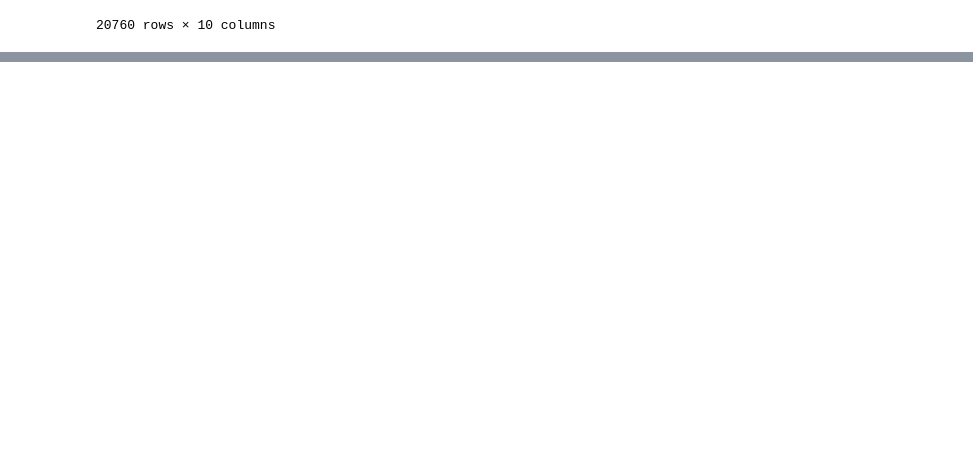
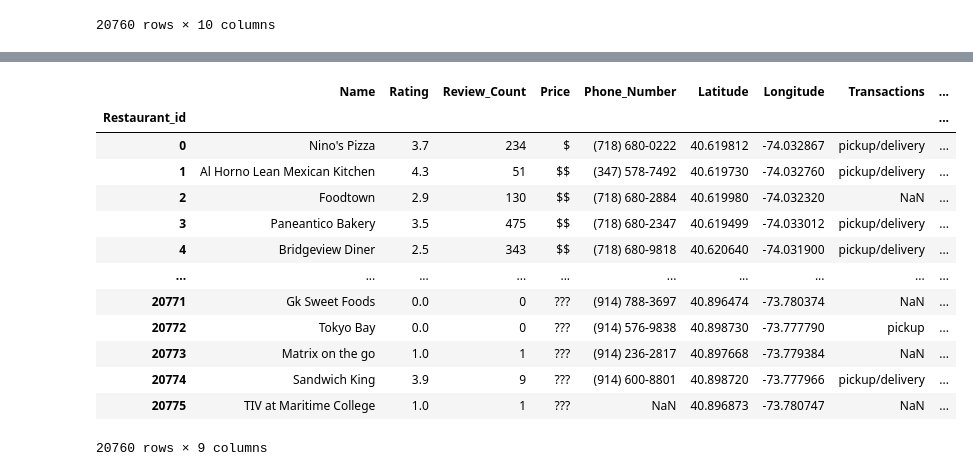
Before and after one commit to YannisPapa/Project-3, a Jupyter notebook: Project-3.ipynb, the cells around one changed output, grey strips where cells are left out. Drawn from its saved outputs; the diff is of its cells as text; code cells hidden in the pictures; blank space fills up the shorter version.

```diff
--- a/Project-3.ipynb
+++ b/Project-3.ipynb
@@ -402,0 +455,23 @@ test_json_df
+# %%
+# cleaning new CSV that has less categories in 'new categories' column
+columns_to_keep = ['Restaurant_id', 'Name','Rating','Review_Count','Price','Phone_Number','Latitude','Longitude','Transactions','New Categories']
+temp_data = new_restaurant_data_csv.reset_index()
+final_restaurant_data_csv = temp_data.loc[:, columns_to_keep]
+final_restaurant_data_csv.rename(columns={'New Categories': 'Categories'}, inplace=True)
+final_restaurant_data_csv = final_restaurant_data_csv.set_index('Restaurant_id')
+final_restaurant_data_csv
+# %% [output]
+|  | Name | Rating | Review_Count | Price | Phone_Number | Latitude | Longitude | Transactions | ... |
+| Restaurant_id |  |  |  |  |  |  |  |  | ... |
+| 0 | Nino's Pizza | 3.7 | 234 | $ | (718) 680-0222 | 40.619812 | -74.032867 | pickup/delivery | ... |
+| 1 | Al Horno Lean Mexican Kitchen | 4.3 | 51 | $$ | (347) 578-7492 | 40.619730 | -74.032760 | pickup/delivery | ... |
+| 2 | Foodtown | 2.9 | 130 | $$ | (718) 680-2884 | 40.619980 | -74.032320 | NaN | ... |
+| 3 | Paneantico Bakery | 3.5 | 475 | $$ | (718) 680-2347 | 40.619499 | -74.033012 | pickup/delivery | ... |
+| 4 | Bridgeview Diner | 2.5 | 343 | $$ | (718) 680-9818 | 40.620640 | -74.031900 | pickup/delivery | ... |
+| ... | ... | ... | ... | ... | ... | ... | ... | ... | ... |
+| 20771 | Gk Sweet Foods | 0.0 | 0 | ??? | (914) 788-3697 | 40.896474 | -73.780374 | NaN | ... |
+| 20772 | Tokyo Bay | 0.0 | 0 | ??? | (914) 576-9838 | 40.898730 | -73.777790 | pickup | ... |
+| 20773 | Matrix on the go | 1.0 | 1 | ??? | (914) 236-2817 | 40.897668 | -73.779384 | NaN | ... |
+| 20774 | Sandwich King | 3.9 | 9 | ??? | (914) 600-8801 | 40.898720 | -73.777966 | pickup/delivery | ... |
+| 20775 | TIV at Maritime College | 1.0 | 1 | ??? | NaN | 40.896873 | -73.780747 | NaN | ... |
+20760 rows × 9 columns
```
Also changed, not shown: parts of 8 cells of this notebook, 15 other files.
